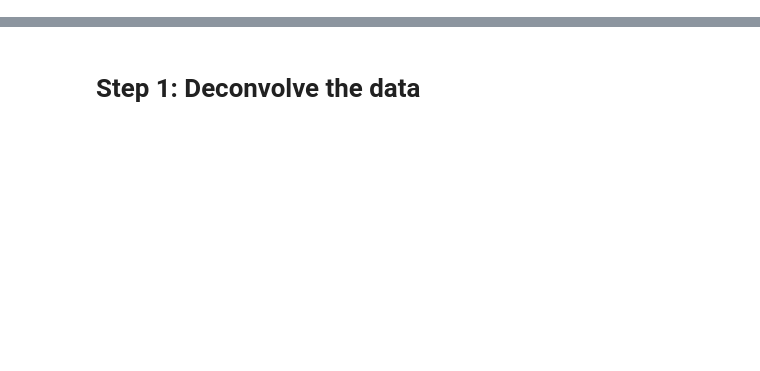
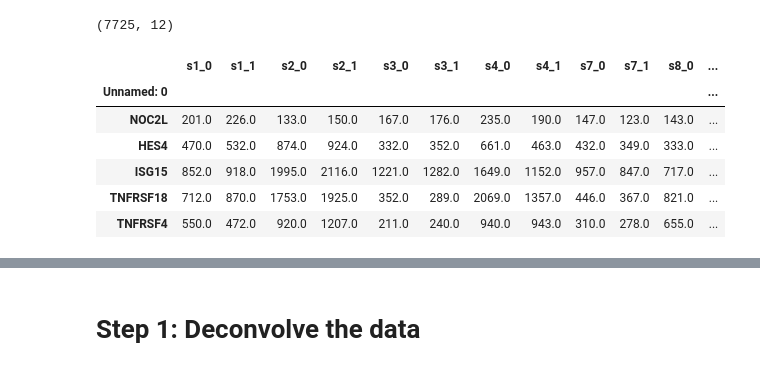
Before and after one commit to EdoardoNegri/Genomics_2, a Jupyter notebook: main.ipynb, the cells around one changed output, grey strips where cells are left out. Saved outputs shown, nothing was run; the diff lists cells and outputs as text; code cells hidden in the pictures; blank space fills up the shorter version.

```diff
--- a/main.ipynb
+++ b/main.ipynb
@@ -19,3 +48,15 @@ print(f"Number of genes in dataset: {all_bulkified.shape[0]}")
+# %%
+print(train_bulk.shape)
+train_bulk.head()
+# %% [output]
+(7725, 12)
+|  | s1_0 | s1_1 | s2_0 | s2_1 | s3_0 | s3_1 | s4_0 | s4_1 | s7_0 | s7_1 | s8_0 | ... |
+| Unnamed: 0 |  |  |  |  |  |  |  |  |  |  |  | ... |
+| NOC2L | 201.0 | 226.0 | 133.0 | 150.0 | 167.0 | 176.0 | 235.0 | 190.0 | 147.0 | 123.0 | 143.0 | ... |
+| HES4 | 470.0 | 532.0 | 874.0 | 924.0 | 332.0 | 352.0 | 661.0 | 463.0 | 432.0 | 349.0 | 333.0 | ... |
+| ISG15 | 852.0 | 918.0 | 1995.0 | 2116.0 | 1221.0 | 1282.0 | 1649.0 | 1152.0 | 957.0 | 847.0 | 717.0 | ... |
+| TNFRSF18 | 712.0 | 870.0 | 1753.0 | 1925.0 | 352.0 | 289.0 | 2069.0 | 1357.0 | 446.0 | 367.0 | 821.0 | ... |
+| TNFRSF4 | 550.0 | 472.0 | 920.0 | 1207.0 | 211.0 | 240.0 | 940.0 | 943.0 | 310.0 | 278.0 | 655.0 | ... |
 # %%
 print(f"Number of cells in the train set {train_adata.n_obs}")
 for spl in train_adata.obs.Sample.unique():
```
Also changed, not shown: parts of 22 cells of this notebook, 3 other files.
